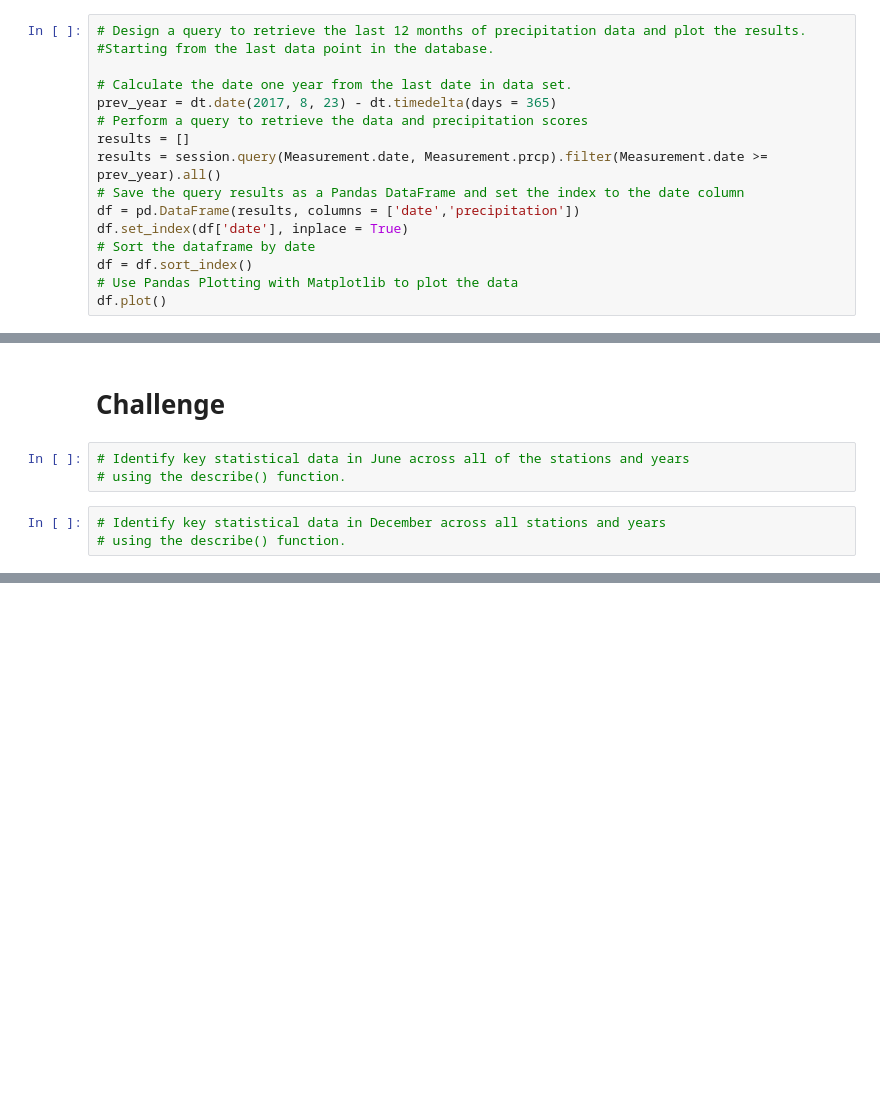
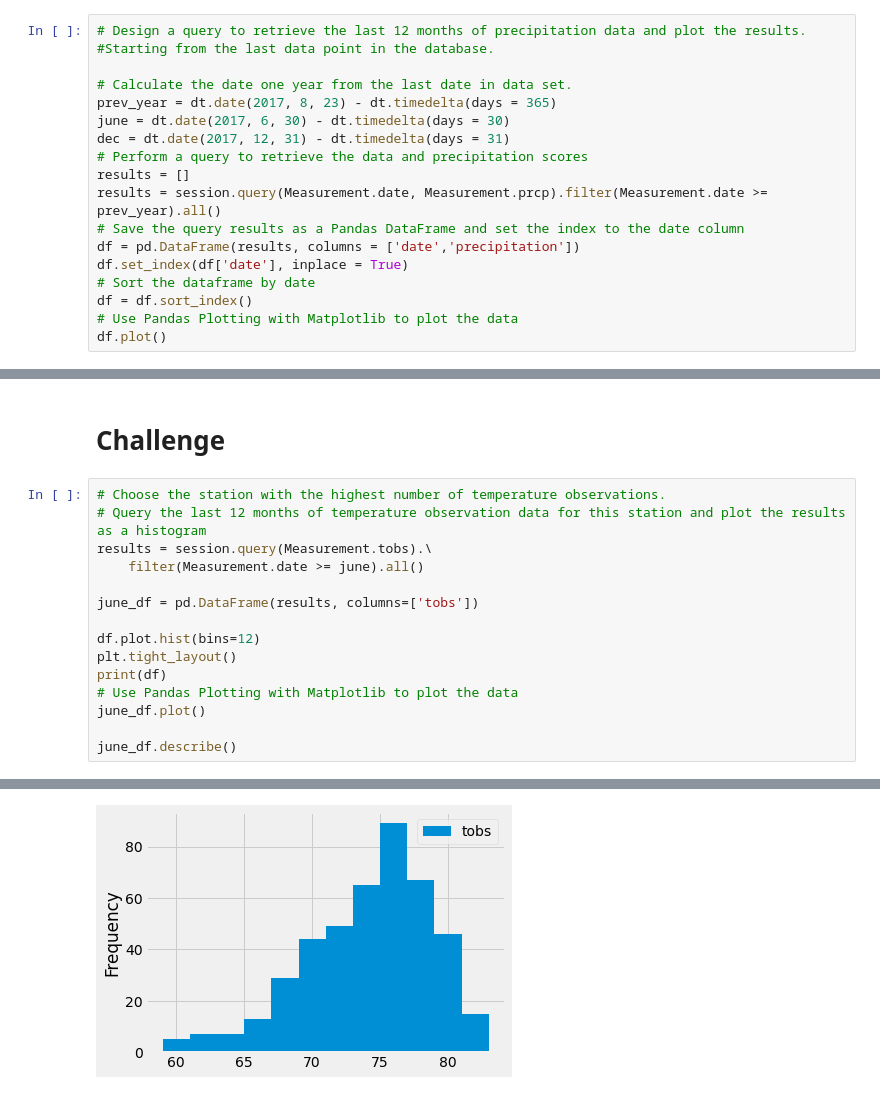
Before and after one commit to rlau929/surfs_up, a Jupyter notebook: climate_analysis.ipynb, the cells around one changed output, grey strips where cells are left out. Drawn from its saved outputs; the diff is of its cells as text; blank space fills up the shorter version.

```diff
--- a/climate_analysis.ipynb
+++ b/climate_analysis.ipynb
@@ -43,6 +43,8 @@ session = Session(engine)
 
 # Calculate the date one year from the last date in data set.
 prev_year = dt.date(2017, 8, 23) - dt.timedelta(days = 365)
+june = dt.date(2017, 6, 30) - dt.timedelta(days = 30)
+dec = dt.date(2017, 12, 31) - dt.timedelta(days = 31)
 # Perform a query to retrieve the data and precipitation scores
 results = []
 results = session.query(Measurement.date, Measurement.prcp).filter(Measurement.date >= prev_year).all()
@@ -126,9 +128,19 @@ print(df)
 [figure]
 # %% [markdown]
 # Challenge
-# %%
-# Identify key statistical data in June across all of the stations and years
-# using the describe() function.
-# %%
-# Identify key statistical data in December across all stations and years
-# using the describe() function.
+# %%
+# Choose the station with the highest number of temperature observations.
+# Query the last 12 months of temperature observation data for this station and plot the results as a histogram
+results = session.query(Measurement.tobs).\
+    filter(Measurement.date >= june).all()
+
+june_df = pd.DataFrame(results, columns=['tobs'])
+
+df.plot.hist(bins=12)
+plt.tight_layout()
+print(df)
+# Use Pandas Plotting with Matplotlib to plot the data
+june_df.plot()
+
+june_df.describe()
+# %% [output]
@@ -134,0 +170 @@ print(df)
+[figure, added]
```
Also changed, not shown: parts of 2 cells of this notebook.
